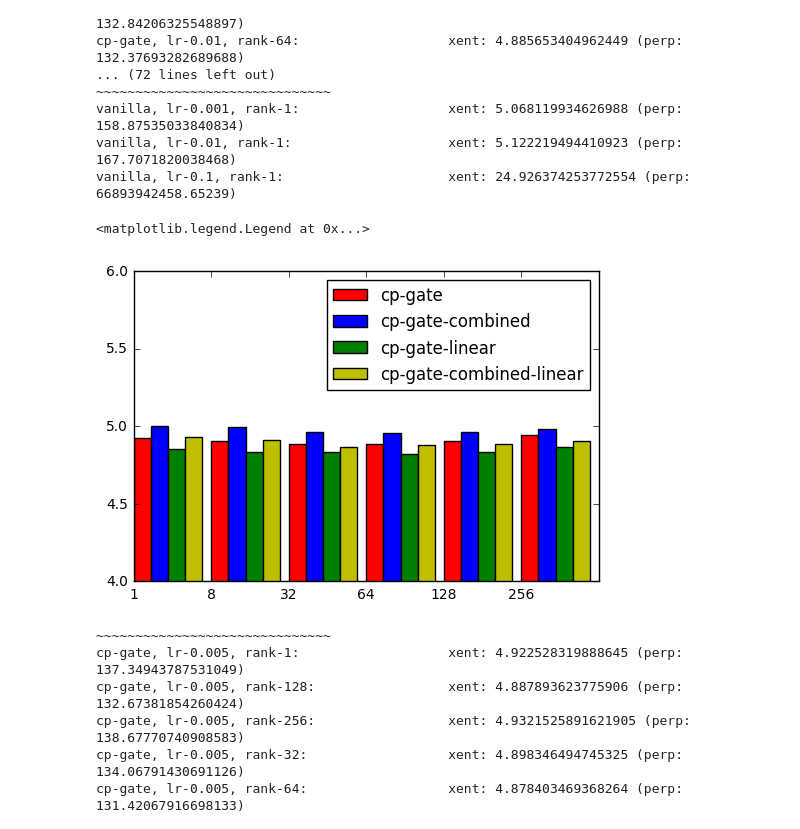
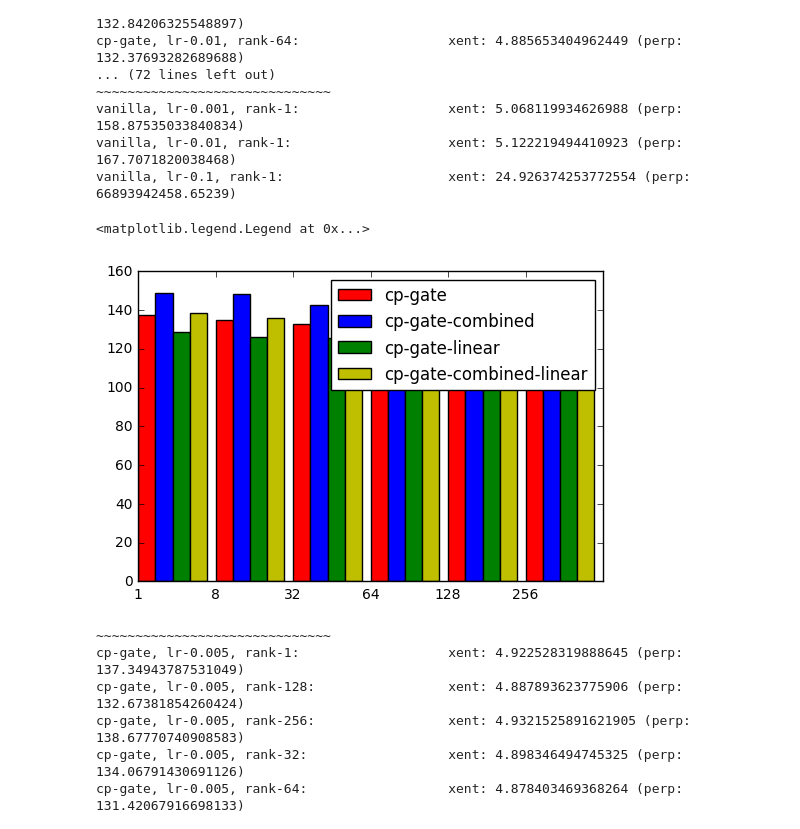
Before and after one commit to PFCM/489-notebooks, a Jupyter notebook: ptb_results.ipynb, the cells around one changed output. Cells and saved outputs as stored; diff of their text form; code cells hidden in the pictures.

```diff
--- a/ptb_results.ipynb
+++ b/ptb_results.ipynb
@@ -11,6 +13,16 @@ def list_dirs(path):
         item_path = os.path.join(path, item)
         if os.path.isdir(item_path):
             yield item_path
+
+def get_train_results(run_dir):
+    train_file = os.path.join(run_dir, 'training.txt')
+    with open(train_file) as fp:
+        lines = [line for line in fp]
+        nums = []
+        for line in lines:
+            nums.append([float(item) for item in line.split(', ')])
+
+    return np.array(nums)
 
 
 def get_all(cell, root='../mrnn/ptb_gridsearch/'):
@@ -27,7 +39,10 @@ def get_all(cell, root='../mrnn/ptb_gridsearch/'):
             with open(test_error_file, 'r') as fp:
                 results = fp.read()
             xent = float(results.split()[-1])
-            all_results.append((xent, run))
+
+            train_results = get_train_results(run)
+
+            all_results.append((xent, run, train_results))
         else:
             print('{} missing test file'.format(run))
     return all_results
@@ -36,7 +51,7 @@ def get_all(cell, root='../mrnn/ptb_gridsearch/'):
 def get_best(cell, root='../mrnn/ptb_gridsearch/'):
     return min(get_all(cell, root), key=itemgetter(0))
 
-def print_results(xent, run, width=90):
+def print_results(xent, run, train_data, width=90):
     splits = run.split(os.sep)
     cell, lr, rank = splits[-3:]
     left = '{:<{}}'.format('{}, {}, {}: '.format(cell, lr, rank), width//2)
@@ -56,8 +71,8 @@ vanilla, lr-0.001, rank-1:                   xent: 5.068119934626988 (perp: 158.
 # %%
 for cell in ['cp-gate', 'cp-gate-combined', 'cp-gate-linear', 'cp-gate-combined-linear', 'gru', 'lstm', 'vanilla']:
     print('~'*30)
-    for xent, run in get_all(cell):
-        print_results(xent, run)
+    for xent, run, _ in get_all(cell):
+        print_results(xent, run, _)
 # %% [output]
 ~~~~~~~~~~~~~~~~~~~~~~~~~~~~~~
 cp-gate, lr-0.001, rank-1:                   xent: 5.109675021398635 (perp: 165.61652430088108)
@@ -77,37 +92,37 @@ vanilla, lr-0.001, rank-1:                   xent: 5.068119934626988 (perp: 158.
 vanilla, lr-0.01, rank-1:                    xent: 5.122219494410923 (perp: 167.7071820038468)
 vanilla, lr-0.1, rank-1:                     xent: 24.926374253772554 (perp: 66893942458.65239)
 # %%
-def results_by_rank(cell):
+def results_by_rank(cell, root='../mrnn/ptb_gridsearch/'):
     """Get the best results per rank"""
     results = {}
-    for xent, run in get_all(cell):
+    for xent, run, train_data in get_all(cell, root=root):
         _, _, rank = run.split(os.sep)[-3:]
         rank = int(rank.split('-')[-1])
-        if rank not in results or xent < results[rank]:
-            results[rank] = xent
-    results = [(a, b) for a, b in results.items()]
+        if rank not in results or xent < results[rank][0]:
+            results[rank] = (xent, train_data)
+    results = [(a, b, c) for a, (b, c) in results.items()]
     return results
 # %%
 axes = plt.subplot(111)
 width = 1/4.5
 
 colours = ['r', 'b', 'g', 'y']
 cells = ['cp-gate', 'cp-gate-combined', 'cp-gate-linear', 'cp-gate-combined-linear']
 rects = [[], []]
 for i, cell in enumerate(cells):
     data = results_by_rank(cell)
     data = sorted(data)
     ixes = np.arange(len(data))
-    rect = plt.bar(ixes + (i*width), [item[1] for item in data], width, color=colours[i])
+    rect = plt.bar(ixes + (i*width), np.exp([item[1] for item in data]), width, color=colours[i])
     rects[0].append(rect[0])
     rects[1].append(cell)
 
 axes.set_xticklabels([item[0] for item in data])
-plt.ylim(4, 6)
+#plt.ylim(4, 6)
 plt.legend(*rects)
 # %% [output]
 <matplotlib.legend.Legend at 0x...>
-[figure, old version]
+[figure, new version]
 # %%
 for cell in ['cp-gate', 'cp-gate-combined', 'cp-gate-linear', 'cp-gate-combined-linear', 'gru', 'lstm', 'vanilla']:
     print('~'*30)
```
Also changed, not shown: parts of 15 cells of this notebook, 4 other files.
